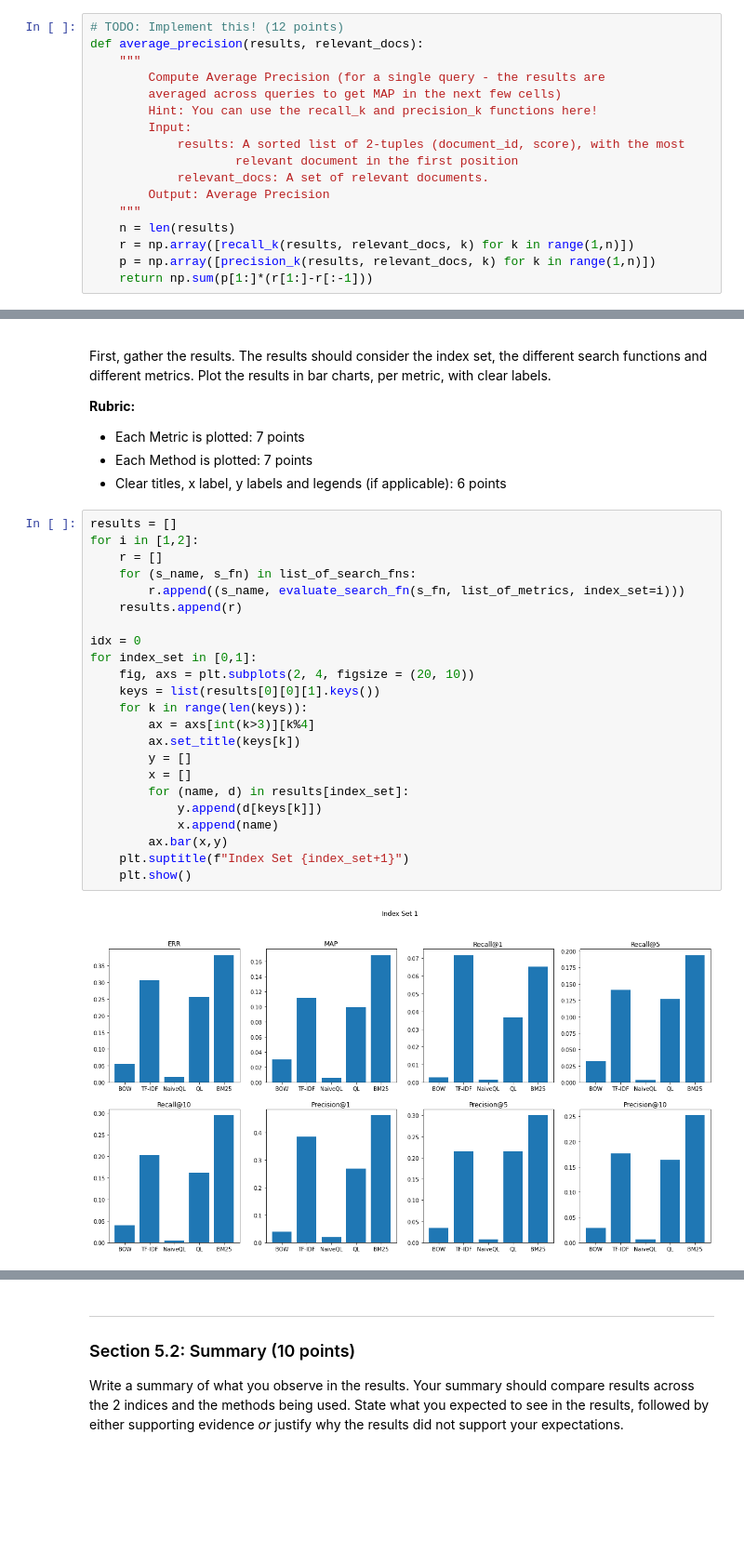
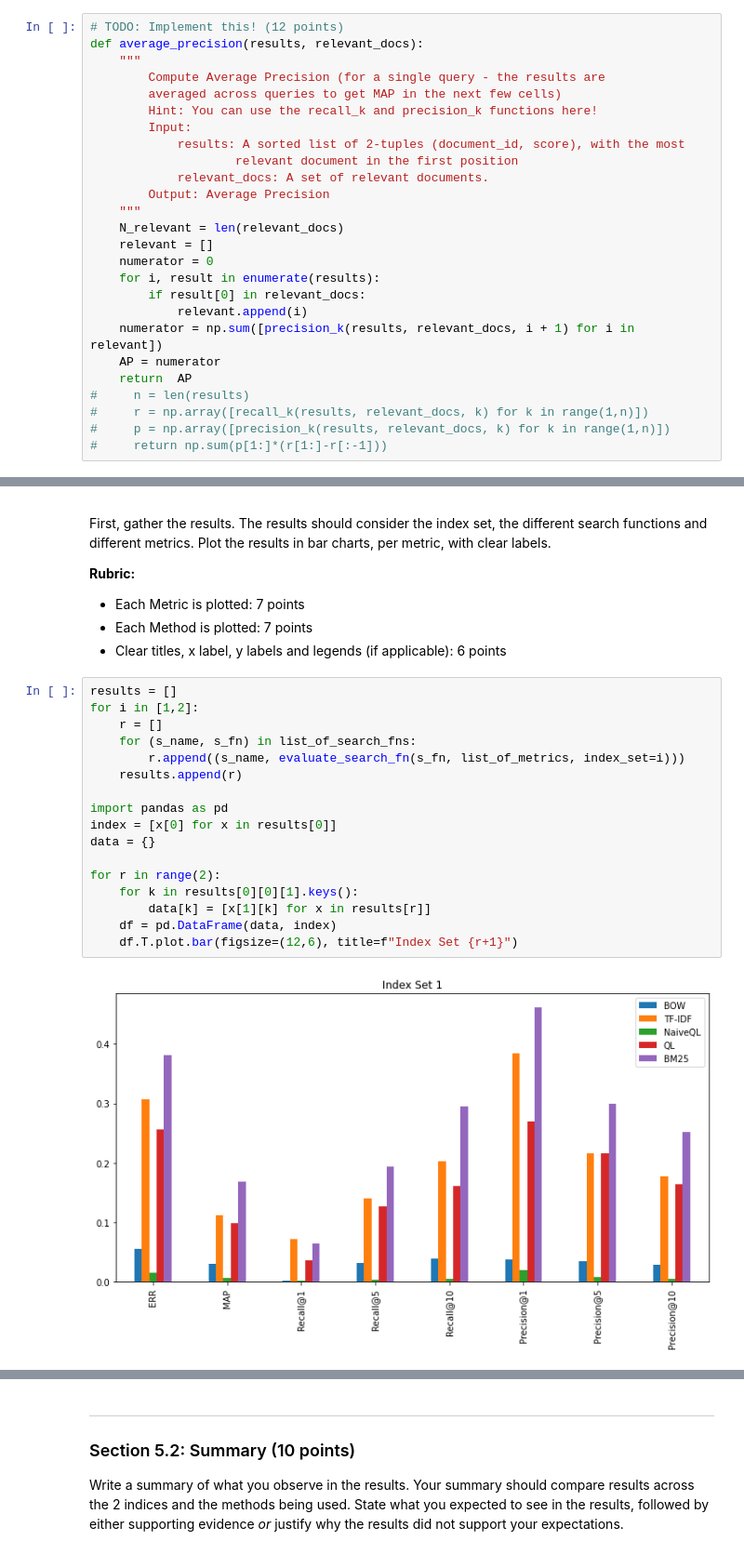
Before and after one commit to mark-alence/IR1, a Jupyter notebook: assignment1/hw1.ipynb, the cells around one changed output, grey strips where cells are left out. Shown at 93% size. Saved outputs shown, nothing was run; the diff lists cells and outputs as text; blank space fills up the shorter version.

Commit message:
Fix plotting

```diff
--- a/assignment1/hw1.ipynb
+++ b/assignment1/hw1.ipynb
@@ -1244,10 +1244,19 @@ def average_precision(results, relevant_docs):
             relevant_docs: A set of relevant documents.
         Output: Average Precision
     """
-    n = len(results)
-    r = np.array([recall_k(results, relevant_docs, k) for k in range(1,n)])
-    p = np.array([precision_k(results, relevant_docs, k) for k in range(1,n)])
-    return np.sum(p[1:]*(r[1:]-r[:-1]))
+    N_relevant = len(relevant_docs)
+    relevant = []
+    numerator = 0
+    for i, result in enumerate(results):
+        if result[0] in relevant_docs:
+            relevant.append(i)
+    numerator = np.sum([precision_k(results, relevant_docs, i + 1) for i in relevant])
+    AP = numerator
+    return  AP
+#     n = len(results)
+#     r = np.array([recall_k(results, relevant_docs, k) for k in range(1,n)])
+#     p = np.array([precision_k(results, relevant_docs, k) for k in range(1,n)])
+#     return np.sum(p[1:]*(r[1:]-r[:-1]))
 # %%
 #### Function check
 qid = queries[20][0]
@@ -1389,25 +1398,19 @@ First, gather the results. The results should consider the index set, the differ
 # %%
 results = []
 for i in [1,2]:
     r = []
     for (s_name, s_fn) in list_of_search_fns:
         r.append((s_name, evaluate_search_fn(s_fn, list_of_metrics, index_set=i)))
     results.append(r)
 
-idx = 0
-for index_set in [0,1]:
-    fig, axs = plt.subplots(2, 4, figsize = (20, 10))
-    keys = list(results[0][0][1].keys())
-    for k in range(len(keys)):
-        ax = axs[int(k>3)][k%4]
-        ax.set_title(keys[k])
-        y = []
-        x = []
-        for (name, d) in results[index_set]:
-            y.append(d[keys[k]])
-            x.append(name)
-        ax.bar(x,y)
-    plt.suptitle(f"Index Set {index_set+1}")
-    plt.show()
+import pandas as pd
+index = [x[0] for x in results[0]]
+data = {}
+
+for r in range(2):
+    for k in results[0][0][1].keys():
+        data[k] = [x[1][k] for x in results[r]]
+    df = pd.DataFrame(data, index)
+    df.T.plot.bar(figsize=(12,6), title=f"Index Set {r+1}")
 # %% [output]
-[figure, old version]
+[figure, new version]
```
Also changed, not shown: parts of 2 cells of this notebook.
